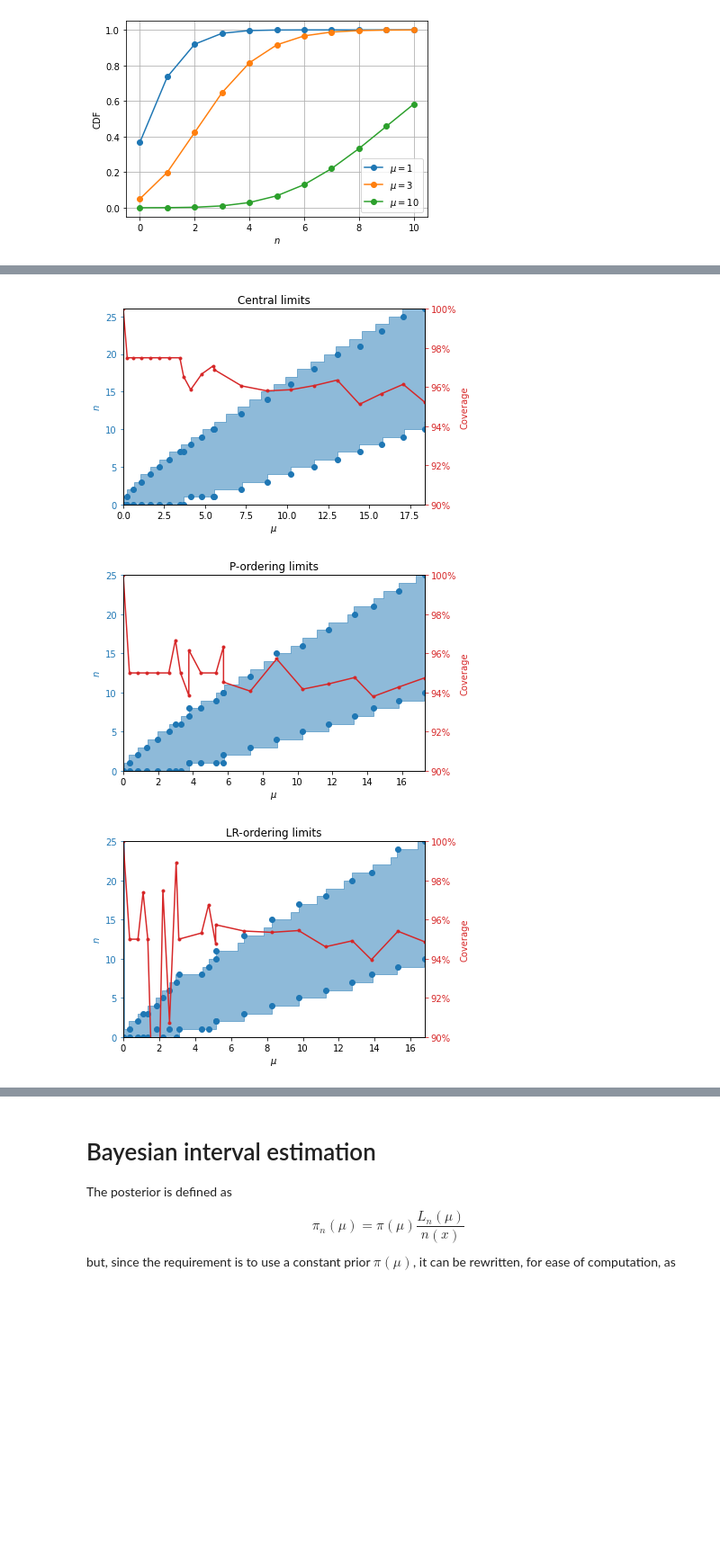
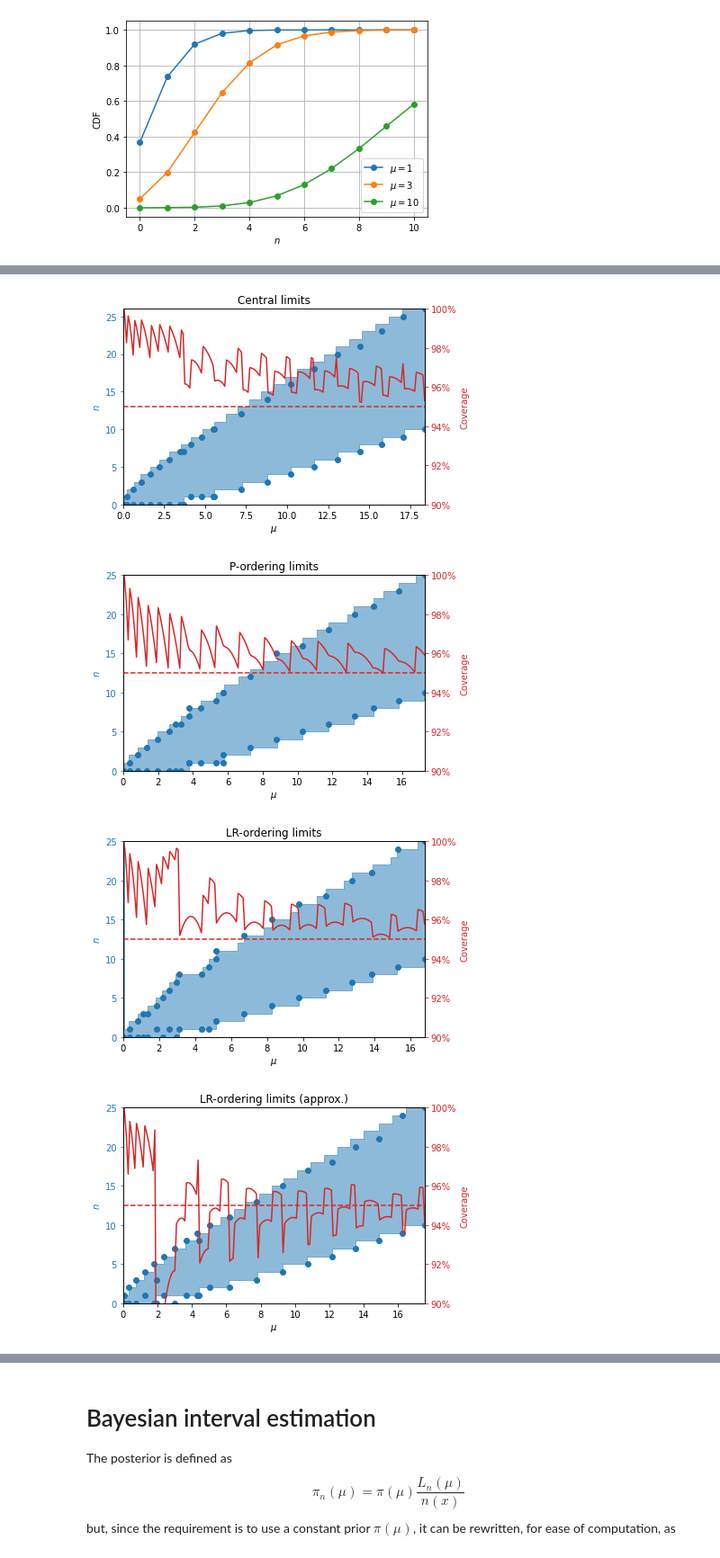
Before and after one commit to lmassach/statistical-analysis-lab, a Jupyter notebook: 05 Exercises Attempt 2.ipynb, the cells around one changed output, grey strips where cells are left out. Shown: that part at 90% size. Saved outputs shown, nothing was run; the diff lists cells and outputs as text; code cells hidden in the pictures; blank space fills up the shorter version.

```diff
--- a/05 Exercises Attempt 2.ipynb
+++ b/05 Exercises Attempt 2.ipynb
@@ -255,0 +256,14 @@ Wall time: 614 ms
+# %%
+%%time
+# LR-ordering limits (approx)
+
+lra_limits = []
+for n in n_values:
+    if n == 0:
+        # mu_min should be < n, no other solution for n=0
+        mu_min = 0
+        mu_max = find_root(lambda mu: -llr(n, mu) - 1.96**2, 0, 5)
+    else:
+        mu_min = find_root(lambda mu: -llr(n, mu) - 1.96**2, 0, n)
+        mu_max = find_root(lambda mu: -llr(n, mu) - 1.96**2, n, 5*(n+1))
+    lra_limits.append((mu_min, mu_max))
@@ -273,3 +290,8 @@ for n, l, u, (c1, c2), (p1, p2), (lr1, lr2) in zip(
  8   4.6952275  14.4346497   4.1153731 15.7631892   4.4601431 14.3402175   4.3574091 13.8106154
  9   5.4254057  15.7052164   4.7953887 17.0848035   5.3233211 15.8197301   4.7513457 15.2924612
 10   6.1690073  16.9622192   5.4911603 18.3903560   5.7559309 17.2978262   5.1432481 16.7723993
+# %%
+print(" N       lr-ordering        lr-ordering approx. ")
+print("------------------------------------------------")
+for n, (lr1, lr2), (lra1, lra2) in zip(n_values, lr_limits, lra_limits):
+    print(f"{n:2d}  {lr1:10.7f} {lr2:10.7f}  {lra1:10.7f} {lra2:10.7f}")
@@ -306,11 +344,15 @@ def my_plot(limits, coverages, title, fine_bands):
     mue = np.linspace(*plt.xlim(), 200)
     if not np.isinf(u_n[0]):
         plt.scatter(mu, u_n, c='tab:blue')
-        plt.fill_between(mue, *fine_bands(mue), color='tab:blue', alpha=0.5, step='mid')
+        band_l, band_h = fine_bands(mue)
+        coverage = [cdf(a, b, c) for a, b, c in zip(band_l, band_h, mue)]
+        plt.fill_between(mue, band_l, band_h, color='tab:blue', alpha=0.5, step='mid')
         yl, yu = np.min(l_n), np.max(u_n)
     else:
         yl, yu = np.min(l_n), np.max(l_n)
-        plt.fill_between(mue, fine_bands(mue)[0], yu, color='tab:blue', alpha=0.5, step='mid')
+        band_l, _ = fine_bands(mue)
+        coverage = [1 - cdf(0, a-1, b) for a, b in zip(band_l, mue)]
+        plt.fill_between(mue, band_l, yu, color='tab:blue', alpha=0.5, step='mid')
     plt.xlabel(r"$\mu$")
     plt.ylabel(r"$n$", color='tab:blue')
     plt.ylim(yl, yu)
@@ -319,7 +361,8 @@ def my_plot(limits, coverages, title, fine_bands):
     ax.tick_params(axis='y', labelcolor='tab:blue', color='tab:blue')
 
     ax2 = plt.twinx()
-    ax2.plot(mu, cov, '.-', c='tab:red')
+    ax2.plot(mue, coverage, '-', c='tab:red')
+    ax2.axhline(0.95, color='tab:red', ls="--")
     ax2.set_ylim(0.9, 1)
     ax2.yaxis.set_major_locator(mticker.MultipleLocator(0.02))
     ax2.yaxis.set_major_formatter(mticker.StrMethodFormatter("{x:.0%}"))
@@ -342,4 +385,7 @@ my_plot(p_limits, p_coverage, "P-ordering limits", lambda mu: (
 my_plot(lr_limits, lr_coverage, "LR-ordering limits", lambda mu: (
     [next(n for n in range(50,-1,-1) if lr_ordered_sum(m, n_min=n) >= cl) for m in mu],
     [next(n for n in range(50) if lr_ordered_sum(m, n_max=n) >= cl) for m in mu]))
+my_plot(lra_limits, lr_coverage, "LR-ordering limits (approx.)", lambda mu: (
+    [next(n for n in range(50) if -llr(n, m) <= 1.96**2) for m in mu],
+    [next(n for n in range(50,-1,-1) if -llr(n, m) <= 1.96**2) for m in mu]))
 # %% [output]
@@ -348,3 +394,4 @@ my_plot(lr_limits, lr_coverage, "LR-ordering limits", lambda mu: (
-[figure, old version]
+[figure, new version]
-[figure, old version]
+[figure, new version]
-[figure, old version]
+[figure, new version]
+[figure, added]
```
Also changed, not shown: parts of 20 cells of this notebook, 1 other file.
